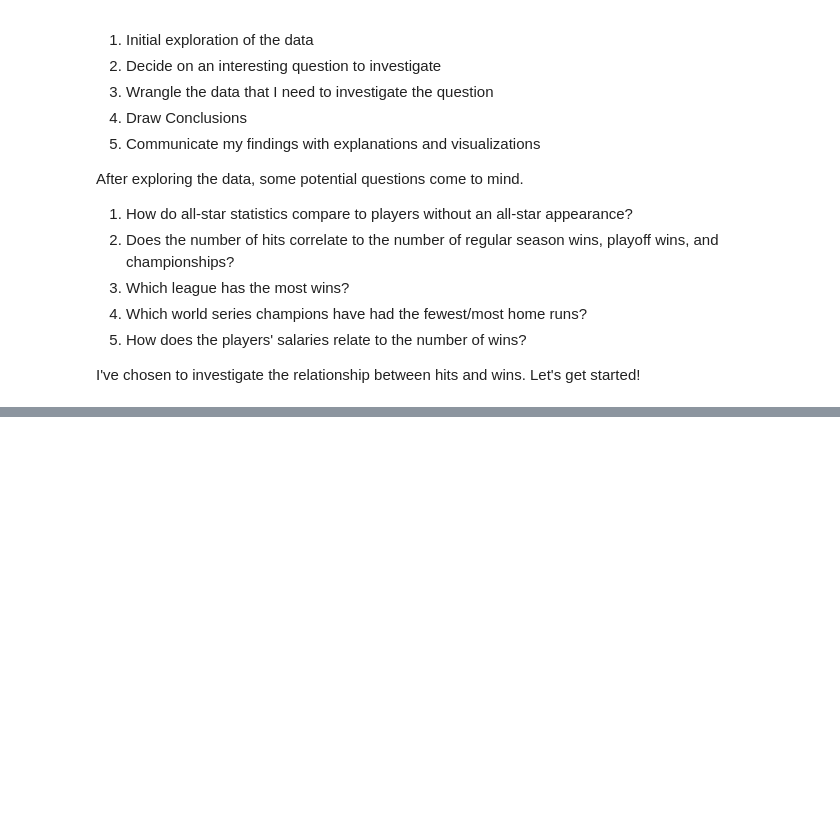
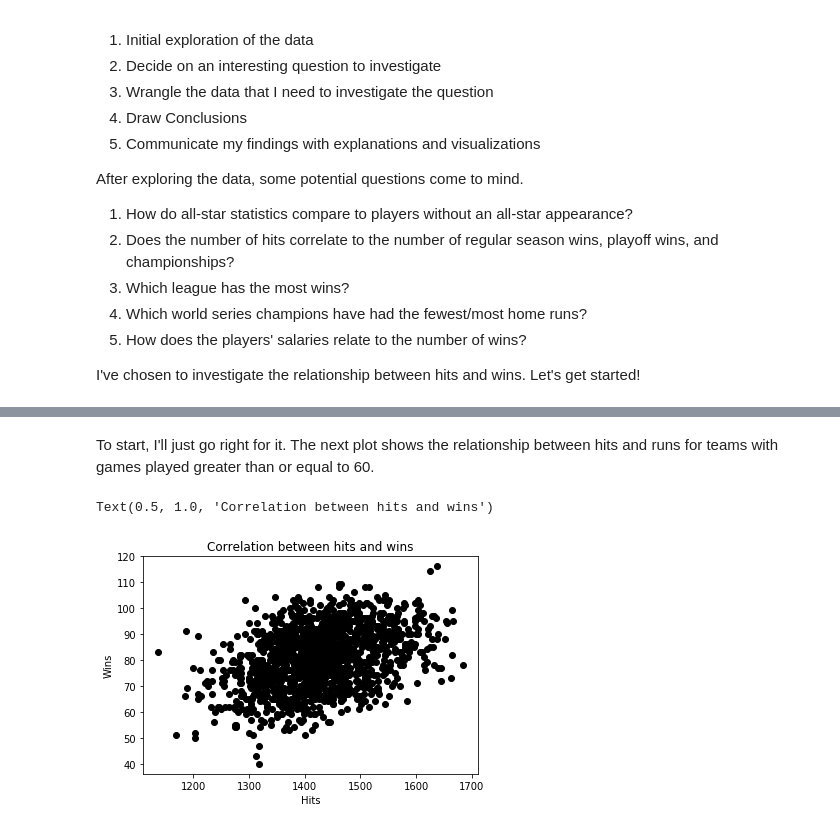
Before and after one commit to bkhogan2/investigate-a-dataset, a Jupyter notebook: investigate-a-dataset.ipynb, the cells around one changed output, grey strips where cells are left out. Cells and saved outputs as stored; diff of their text form; code cells hidden in the pictures; blank space fills up the shorter version.

Commit message:
added correlation for hits and wins

```diff
--- a/investigate-a-dataset.ipynb
+++ b/investigate-a-dataset.ipynb
@@ -46,0 +52,14 @@ players = pd.read_csv('data/core/People.csv')
+# %% [markdown]
+To start, I'll just go right for it. The next plot shows the relationship between hits and runs for teams with games played greater than or equal to 60.
+# %%
+hits_wins = teams[['H', 'W']]
+hits = teams['H']
+wins = teams['W']
+
+plt.scatter(hits, wins, color="black")
+plt.xlabel("Hits")
+plt.ylabel("Wins")
+plt.title("Correlation between hits and wins")
+# %% [output]
+Text(0.5, 1.0, 'Correlation between hits and wins')
+[figure, added]
```
Also changed, not shown: parts of 6 cells of this notebook.
